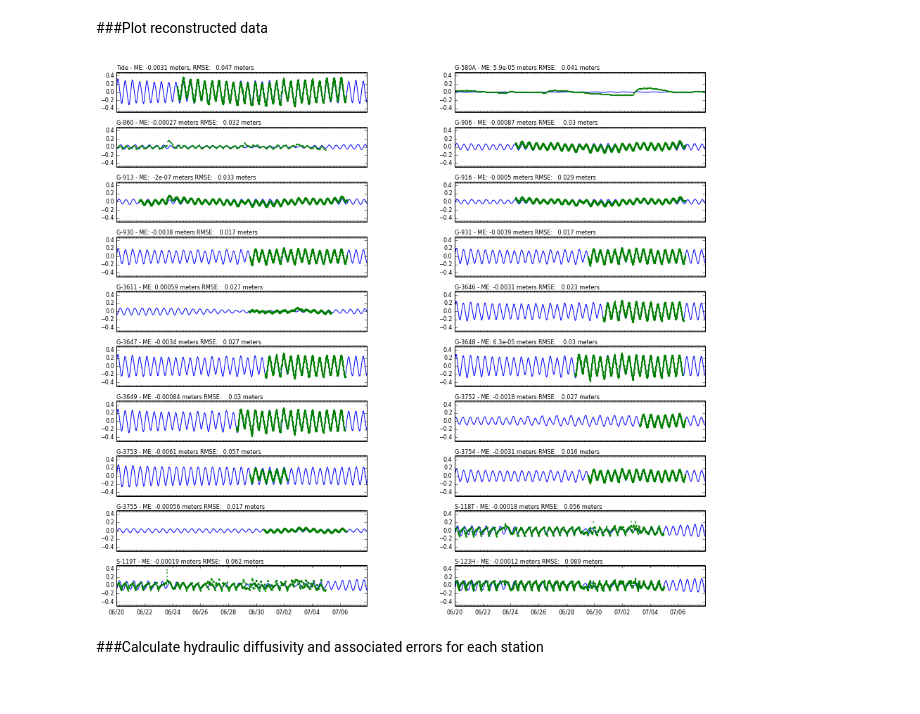
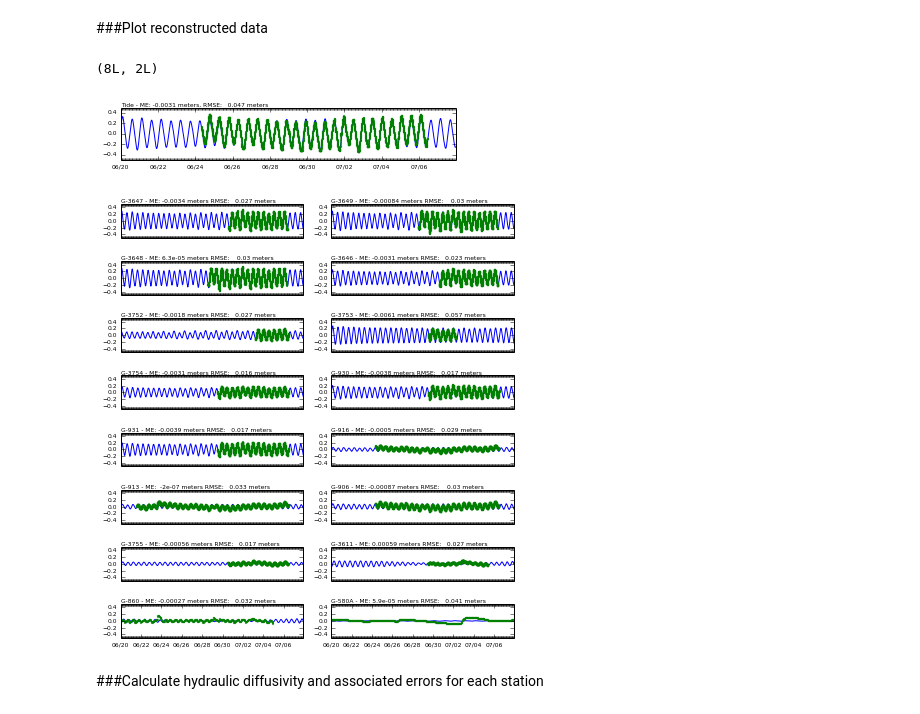
Before and after one commit to jdhughes-usgs/IPyNB, a Jupyter notebook: Tidal/FerrisTidalDataAnalysis_DE.ipynb, the cells around one changed output. Drawn from its saved outputs; the diff is of its cells as text; code cells hidden in the pictures.

```diff
--- a/Tidal/FerrisTidalDataAnalysis_DE.ipynb
+++ b/Tidal/FerrisTidalDataAnalysis_DE.ipynb
@@ -11,12 +11,16 @@ import scipy.optimize as sciopt
 from matplotlib import dates as mdates
 #--default matplotlib
 rcParams['mathtext.default'] = 'regular'
-rcParams['legend.fontsize']  = 7
-rcParams['axes.labelsize']   = 8
-rcParams['xtick.labelsize']  = 8
-rcParams['ytick.labelsize']  = 8
-rcParams['figure.subplot.wspace'] = 0.35
-rcParams['figure.subplot.hspace'] = 0.35
+rcParams['legend.fontsize']  = 6
+rcParams['axes.labelsize']   = 6
+rcParams['xtick.labelsize']  = 6
+rcParams['ytick.labelsize']  = 6
+rcParams['figure.subplot.wspace'] = 0.075
+rcParams['figure.subplot.hspace'] = 0.075
+rcParams['figure.subplot.left'] = 0.125
+rcParams['figure.subplot.right'] = 0.9
+rcParams['figure.subplot.bottom'] = 0.175
+rcParams['figure.subplot.top'] = 0.9
 days   = mdates.DayLocator()  # every day
 hours   = mdates.HourLocator()  # every hour
 daysFmt = mdates.DateFormatter('%m/%d')
@@ -367,44 +371,66 @@ G-580A
 ###Plot reconstructed data
 # %%
 npcol = 2
-nprow = 1 + (1 + len(gw_data)) / npcol
+nprow = 8
 # calculate simulated tidal value
 t = calculate_t(time_all)
 harmonic_results = []
 for idx,[c,period] in enumerate(species):
     harmonic_results.append([c, period, tide_alpha[idx], tide_theta[idx], 1.0, 0.0])
 vr = create_signal(harmonic_results,t)
 me, rmse = signal_error(harmonic_results, tide_datetime, tide_v, datetime_start=time_min)
 ctxt = '{0} - ME: {1:7.2g} meters, RMSE: {2:7.2g} meters'.format('Tide', me, rmse)
 ifig = 1
-figure(num=None, figsize=(15, 15), dpi=300, facecolor='w', edgecolor='k')
-ax = subplot(nprow,npcol,ifig)
+fig1, ax_all = pyplot.subplots(nrows=1, ncols=1, figsize=(6., 1.0), dpi=300, facecolor='w', edgecolor='k')
+ax = ax_all
 ax.plot(time_all, vr, linewidth=1.0)
 ax.plot(tide_datetime, tide_v, linewidth=0.0, marker='x', markersize=2)
-ax.text(0.0, 1.01, ctxt, ha='left', va='bottom', size=8, transform=ax.transAxes)
+ax.text(0.0, 1.01, ctxt, ha='left', va='bottom', size=6, transform=ax.transAxes)
 set_daysFmt(ax)
 ax.set_ylim(-0.5,0.5)
+fig1.savefig(os.path.join('Figures','DE_TidalFit.png'), dpi=300)
 #--process each groundwater file
+ifig = 0
+fig2, ax_all = pyplot.subplots(nrows=nprow, ncols=npcol, figsize=(6., 6.5), dpi=300, facecolor='w', edgecolor='k')
+print ax_all.shape
+#fig2 = figure(num=None, figsize=(6., 6.5), dpi=300, facecolor='w', edgecolor='k')
+fig2.tight_layout()
+irow = 0
+icol = 0
 for istat,[station, x, gd, gv] in enumerate(gw_data):
     ifig += 1
     harmonic_results = []
     for idx,[c,period] in enumerate(species):
         harmonic_results.append([c, period, tide_alpha[idx], tide_theta[idx], station_te[istat][idx], station_dtheta[istat][idx]])
     vr = create_signal(harmonic_results, t)
     me, rmse = signal_error(harmonic_results, gd, gv, datetime_start=time_min)
     ctxt = '{0} - ME: {1:7.2g} meters RMSE: {2:7.2g} meters'.format(station, me, rmse)
-    ax = subplot(nprow,npcol,ifig)
+    #ax = fig2.add_subplot(nprow,npcol,ifig)
+    ax = ax_all[irow,icol]
+    icol += 1
+    if icol > 1:
+        irow += 1
+        icol = 0
+    #print ax
     ax.plot(time_all, vr, linewidth=1.0)
     ax.plot(gd, gv, linewidth=0.0, marker='x', markersize=2)
-    ax.text(0.0, 1.01, ctxt, ha='left', va='bottom', size=8, transform=ax.transAxes)
+    ax.text(0.0, 1.01, ctxt, ha='left', va='bottom', size=6, transform=ax.transAxes)
     set_daysFmt(ax)
     ax.set_ylim(-0.5,0.5)
-for idx in xrange(1,ifig-1):
-    ax = subplot(nprow,npcol,idx)
-    ax.get_xaxis().set_ticks([])
+#for idx in xrange(1,ifig-1):
+    #ax = subplot(nprow,npcol,idx)
+for idx in xrange(0,nprow-1):
+    for jdx in xrange(npcol):
+        ax = ax_all[idx, jdx]
+        ax.get_xaxis().set_ticks([])
+
+fig2.savefig(os.path.join('Figures','DE_GWObsFit.png'), dpi=300)
+
 show()
 # %% [output]
+(8L, 2L)
-[figure, old version]
+[figure, new version]
+[figure, added]
 # %% [markdown]
 ###Calculate hydraulic diffusivity and associated errors for each station
 # %%
```
Also changed, not shown: parts of 4 cells of this notebook, 5 other files.
